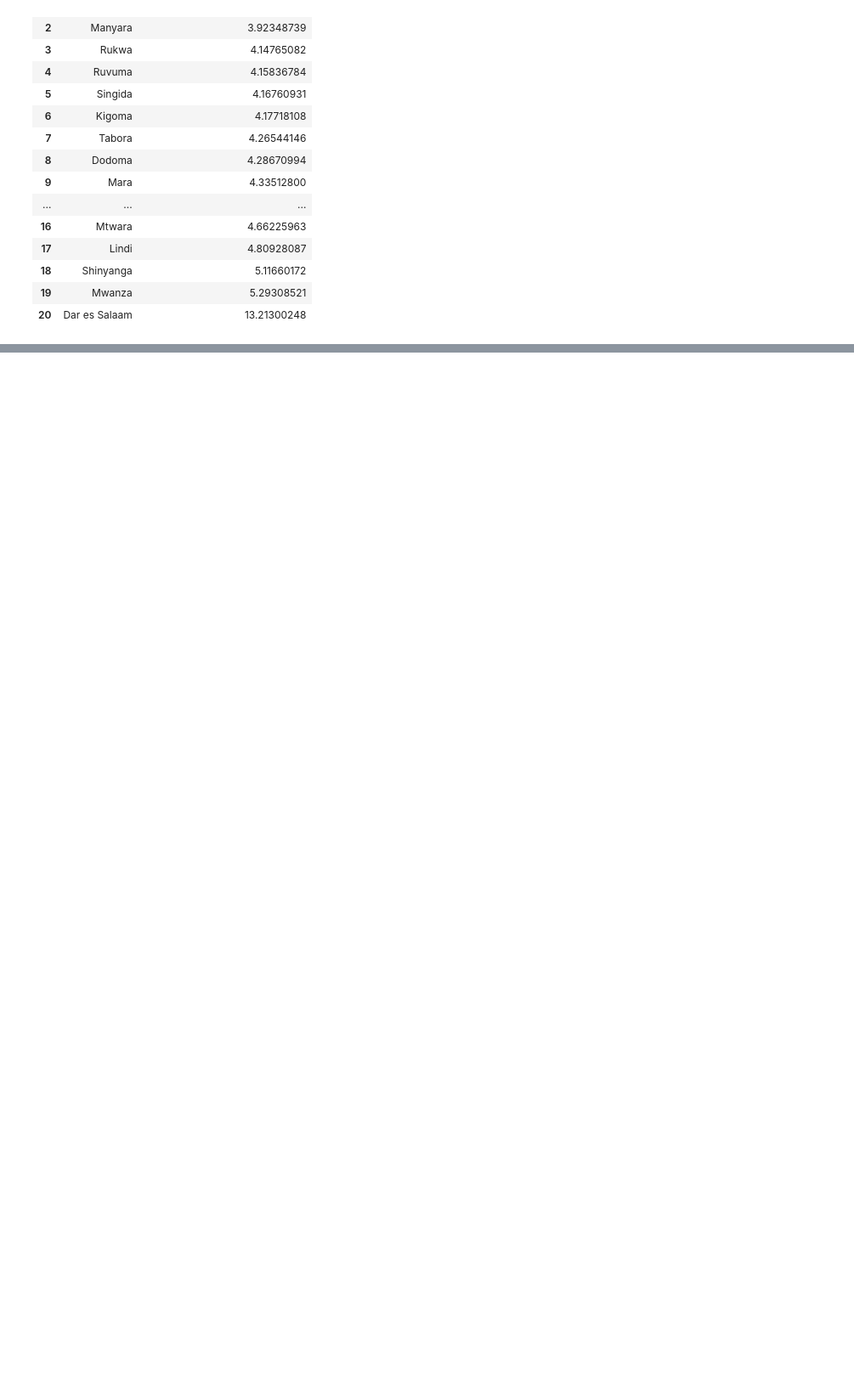
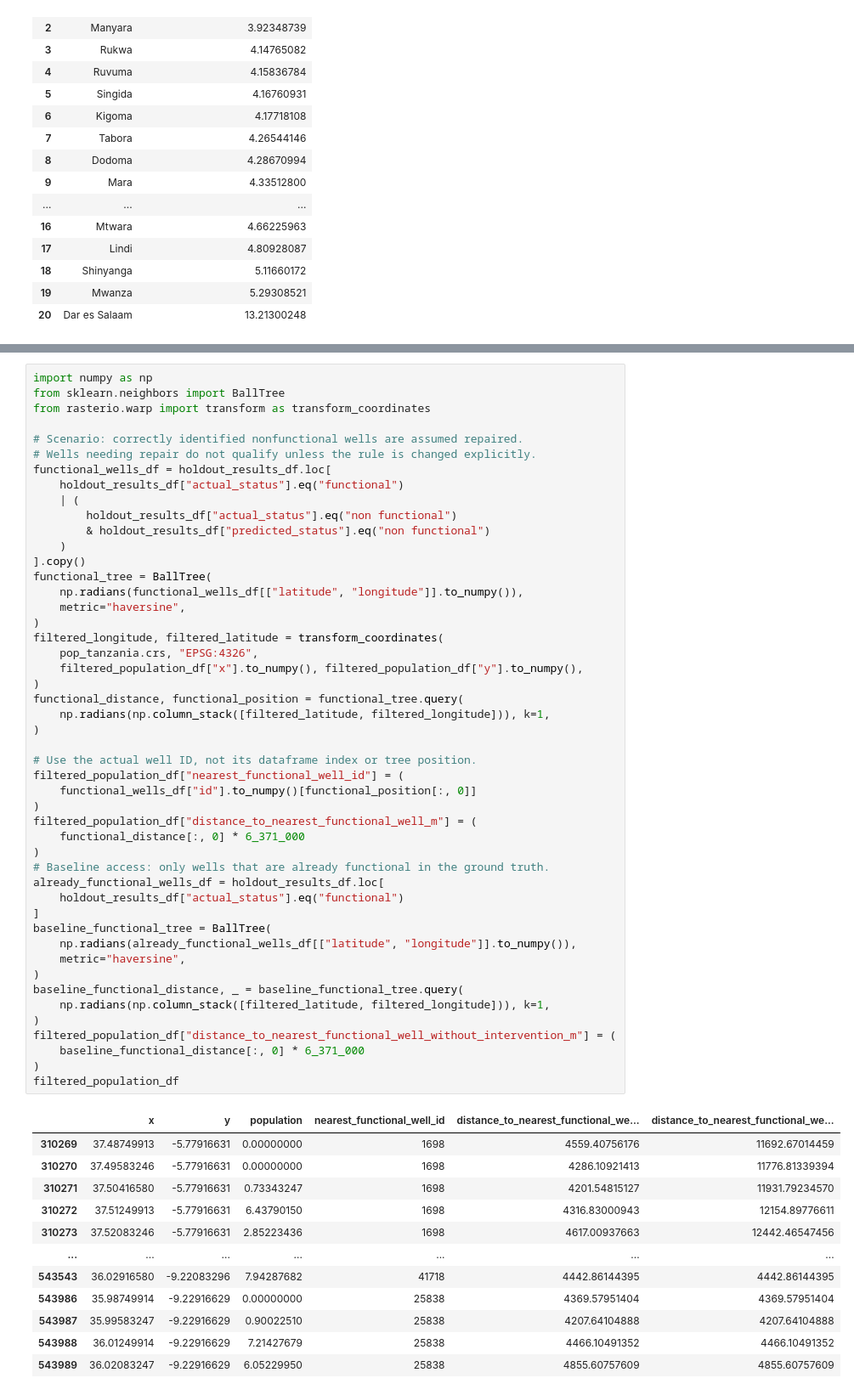
Before and after one commit to koffiekasper/Tanzania-Waterpump-Case, a Jupyter notebook: notebooks/geo_pop_experimentation.ipynb, the cells around one changed output, grey strips where cells are left out. Shown at 85% size. Drawn from its saved outputs; the diff is of its cells as text; blank space fills up the shorter version.

```diff
--- a/notebooks/geo_pop_experimentation.ipynb
+++ b/notebooks/geo_pop_experimentation.ipynb
@@ -454,0 +665,61 @@ Most similar average region profile: Morogoro
+# %%
+import numpy as np
+from sklearn.neighbors import BallTree
+from rasterio.warp import transform as transform_coordinates
+
+# Scenario: correctly identified nonfunctional wells are assumed repaired.
+# Wells needing repair do not qualify unless the rule is changed explicitly.
+functional_wells_df = holdout_results_df.loc[
+    holdout_results_df["actual_status"].eq("functional")
+    | (
+        holdout_results_df["actual_status"].eq("non functional")
+        & holdout_results_df["predicted_status"].eq("non functional")
+    )
+].copy()
+functional_tree = BallTree(
+    np.radians(functional_wells_df[["latitude", "longitude"]].to_numpy()),
+    metric="haversine",
+)
+filtered_longitude, filtered_latitude = transform_coordinates(
+    pop_tanzania.crs, "EPSG:4326",
+    filtered_population_df["x"].to_numpy(), filtered_population_df["y"].to_numpy(),
+)
+functional_distance, functional_position = functional_tree.query(
+    np.radians(np.column_stack([filtered_latitude, filtered_longitude])), k=1,
+)
+
+# Use the actual well ID, not its dataframe index or tree position.
+filtered_population_df["nearest_functional_well_id"] = (
+    functional_wells_df["id"].to_numpy()[functional_position[:, 0]]
+)
+filtered_population_df["distance_to_nearest_functional_well_m"] = (
+    functional_distance[:, 0] * 6_371_000
+)
+# Baseline access: only wells that are already functional in the ground truth.
+already_functional_wells_df = holdout_results_df.loc[
+    holdout_results_df["actual_status"].eq("functional")
+]
+baseline_functional_tree = BallTree(
+    np.radians(already_functional_wells_df[["latitude", "longitude"]].to_numpy()),
+    metric="haversine",
+)
+baseline_functional_distance, _ = baseline_functional_tree.query(
+    np.radians(np.column_stack([filtered_latitude, filtered_longitude])), k=1,
+)
+filtered_population_df["distance_to_nearest_functional_well_without_intervention_m"] = (
+    baseline_functional_distance[:, 0] * 6_371_000
+)
+filtered_population_df
+# %% [output]
+|  | x | y | population | nearest_functional_well_id | distance_to_nearest_functional_we... | distance_to_nearest_functional_we... |
+| 310269 | 37.48749913 | -5.77916631 | 0.00000000 | 1698 | 4559.40756176 | 11692.67014459 |
+| 310270 | 37.49583246 | -5.77916631 | 0.00000000 | 1698 | 4286.10921413 | 11776.81339394 |
+| 310271 | 37.50416580 | -5.77916631 | 0.73343247 | 1698 | 4201.54815127 | 11931.79234570 |
+| 310272 | 37.51249913 | -5.77916631 | 6.43790150 | 1698 | 4316.83000943 | 12154.89776611 |
+| 310273 | 37.52083246 | -5.77916631 | 2.85223436 | 1698 | 4617.00937663 | 12442.46547456 |
+| ... | ... | ... | ... | ... | ... | ... |
+| 543543 | 36.02916580 | -9.22083296 | 7.94287682 | 41718 | 4442.86144395 | 4442.86144395 |
+| 543986 | 35.98749914 | -9.22916629 | 0.00000000 | 25838 | 4369.57951404 | 4369.57951404 |
+| 543987 | 35.99583247 | -9.22916629 | 0.90022510 | 25838 | 4207.64104888 | 4207.64104888 |
+| 543988 | 36.01249914 | -9.22916629 | 7.21427679 | 25838 | 4466.10491352 | 4466.10491352 |
+| 543989 | 36.02083247 | -9.22916629 | 6.05229950 | 25838 | 4855.60757609 | 4855.60757609 |
```
Also changed, not shown: parts of 20 cells of this notebook.
